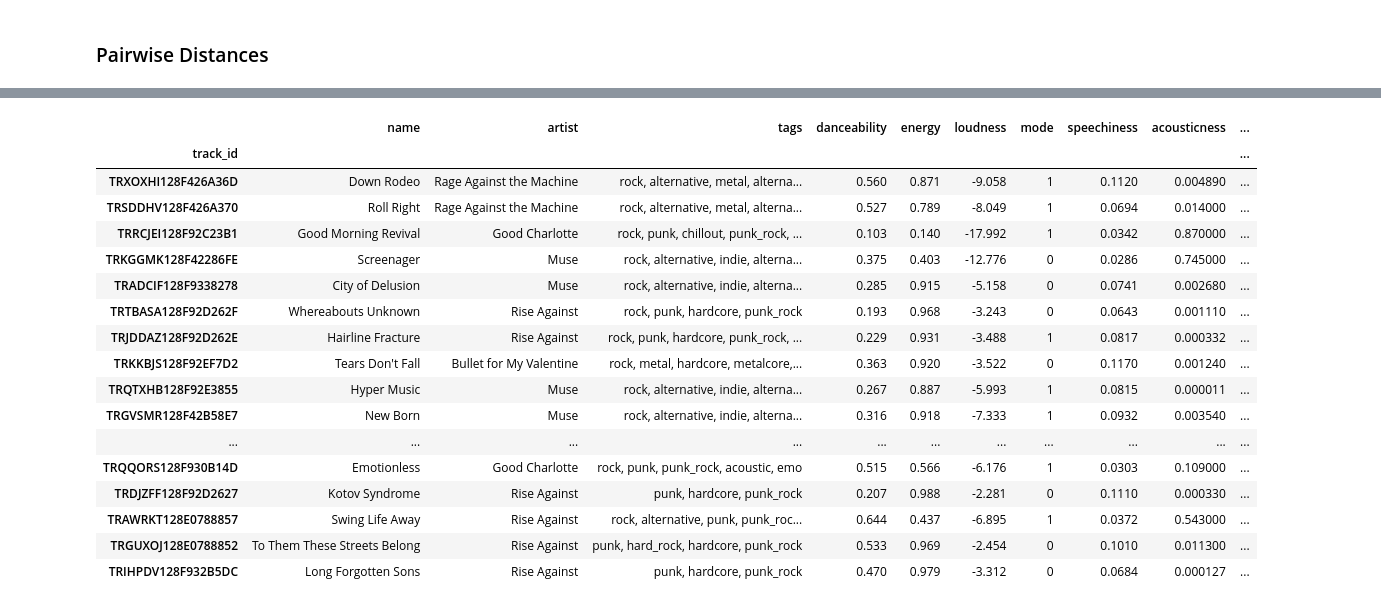
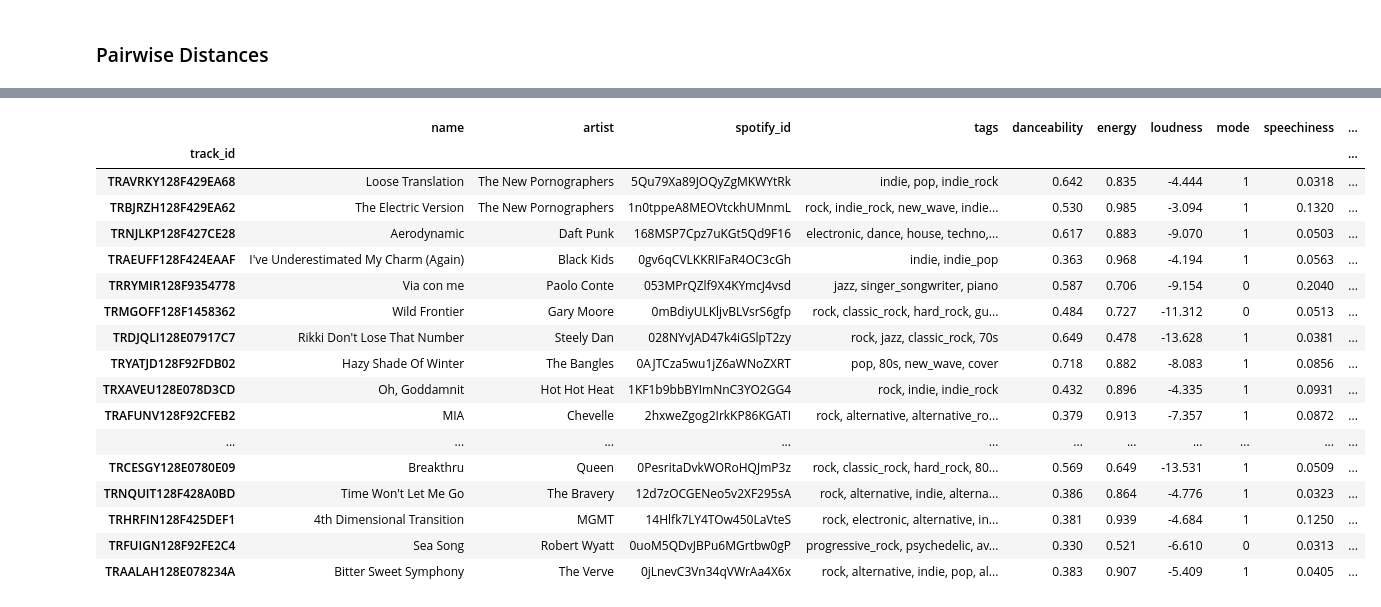
Before and after one commit to Ernesto2004/spotify-music-suggestion, a Jupyter notebook: mrs.ipynb, the cells around one changed output, grey strips where cells are left out. Cells and saved outputs as stored; diff of their text form; code cells hidden in the pictures.

```diff
--- a/mrs.ipynb
+++ b/mrs.ipynb
@@ -388,7 +372,8 @@ def predict_sample(sample,model):
 ### Run RNN
 # %%
 print('Selecting a random index in our test dataset: ')
-random_index = random.randint(0,len(x_test)-1)
+# random_index = random.randint(0,len(x_test)-1)
+random_index = 0
 print(random_index)
 
 print('Input: ')
@@ -515,7 +530,9 @@ for idx, row in lyrics_embeddings_3d_csv.iterrows():
 # %%
 candidates = dict()
-for track_id in ops_x_test[random_index]:
-    candidates[track_id] = lyrics_embeddings_3d[track_id]
+rnn_track_ids = []
+for track in ops_x_test[random_index]:
+    rnn_track_ids.append(track[0])
+    candidates[track[0]] = lyrics_embeddings_3d[track[0]]
 
 cutoff = len(candidates)
 
@@ -607,21 +628,21 @@ song_features_data[song_features_data['track_id'].isin(selected_songs_pd['id'])]
 # %%
-song_features_data[song_features_data['track_id'].isin(ops_x_test[random_index])].set_index('track_id').reindex(ops_x_test[random_index])
+song_features_data[song_features_data['track_id'].isin(rnn_track_ids)].set_index('track_id').reindex(rnn_track_ids)
 # %% [output]
-|  | name | artist | tags | danceability | energy | loudness | mode | speechiness | acousticness | ... |
+|  | name | artist | spotify_id | tags | danceability | energy | loudness | mode | speechiness | ... |
 | track_id |  |  |  |  |  |  |  |  |  | ... |
-| TRXOXHI128F426A36D | Down Rodeo | Rage Against the Machine | rock, alternative, metal, alterna... | 0.560 | 0.871 | -9.058 | 1 | 0.1120 | 0.004890 | ... |
-| TRSDDHV128F426A370 | Roll Right | Rage Against the Machine | rock, alternative, metal, alterna... | 0.527 | 0.789 | -8.049 | 1 | 0.0694 | 0.014000 | ... |
-| TRRCJEI128F92C23B1 | Good Morning Revival | Good Charlotte | rock, punk, chillout, punk_rock, ... | 0.103 | 0.140 | -17.992 | 1 | 0.0342 | 0.870000 | ... |
-| TRKGGMK128F42286FE | Screenager | Muse | rock, alternative, indie, alterna... | 0.375 | 0.403 | -12.776 | 0 | 0.0286 | 0.745000 | ... |
-| TRADCIF128F9338278 | City of Delusion | Muse | rock, alternative, indie, alterna... | 0.285 | 0.915 | -5.158 | 0 | 0.0741 | 0.002680 | ... |
-| TRTBASA128F92D262F | Whereabouts Unknown | Rise Against | rock, punk, hardcore, punk_rock | 0.193 | 0.968 | -3.243 | 0 | 0.0643 | 0.001110 | ... |
-| TRJDDAZ128F92D262E | Hairline Fracture | Rise Against | rock, punk, hardcore, punk_rock, ... | 0.229 | 0.931 | -3.488 | 1 | 0.0817 | 0.000332 | ... |
-| TRKKBJS128F92EF7D2 | Tears Don't Fall | Bullet for My Valentine | rock, metal, hardcore, metalcore,... | 0.363 | 0.920 | -3.522 | 0 | 0.1170 | 0.001240 | ... |
-| TRQTXHB128F92E3855 | Hyper Music | Muse | rock, alternative, indie, alterna... | 0.267 | 0.887 | -5.993 | 1 | 0.0815 | 0.000011 | ... |
-| TRGVSMR128F42B58E7 | New Born | Muse | rock, alternative, indie, alterna... | 0.316 | 0.918 | -7.333 | 1 | 0.0932 | 0.003540 | ... |
+| TRAVRKY128F429EA68 | Loose Translation | The New Pornographers | 5Qu79Xa89JOQyZgMKWYtRk | indie, pop, indie_rock | 0.642 | 0.835 | -4.444 | 1 | 0.0318 | ... |
+| TRBJRZH128F429EA62 | The Electric Version | The New Pornographers | 1n0tppeA8MEOVtckhUMnmL | rock, indie_rock, new_wave, indie... | 0.530 | 0.985 | -3.094 | 1 | 0.1320 | ... |
+| TRNJLKP128F427CE28 | Aerodynamic | Daft Punk | 168MSP7Cpz7uKGt5Qd9F16 | electronic, dance, house, techno,... | 0.617 | 0.883 | -9.070 | 1 | 0.0503 | ... |
+| TRAEUFF128F424EAAF | I've Underestimated My Charm (Again) | Black Kids | 0gv6qCVLKKRIFaR4OC3cGh | indie, indie_pop | 0.363 | 0.968 | -4.194 | 1 | 0.0563 | ... |
+| TRRYMIR128F9354778 | Via con me | Paolo Conte | 053MPrQZlf9X4KYmcJ4vsd | jazz, singer_songwriter, piano | 0.587 | 0.706 | -9.154 | 0 | 0.2040 | ... |
+| TRMGOFF128F1458362 | Wild Frontier | Gary Moore | 0mBdiyULKljvBLVsrS6gfp | rock, classic_rock, hard_rock, gu... | 0.484 | 0.727 | -11.312 | 0 | 0.0513 | ... |
+| TRDJQLI128E07917C7 | Rikki Don't Lose That Number | Steely Dan | 028NYvJAD47k4iGSlpT2zy | rock, jazz, classic_rock, 70s | 0.649 | 0.478 | -13.628 | 1 | 0.0381 | ... |
+| TRYATJD128F92FDB02 | Hazy Shade Of Winter | The Bangles | 0AJTCza5wu1jZ6aWNoZXRT | pop, 80s, new_wave, cover | 0.718 | 0.882 | -8.083 | 1 | 0.0856 | ... |
+| TRXAVEU128E078D3CD | Oh, Goddamnit | Hot Hot Heat | 1KF1b9bbBYImNnC3YO2GG4 | rock, indie, indie_rock | 0.432 | 0.896 | -4.335 | 1 | 0.0931 | ... |
+| TRAFUNV128F92CFEB2 | MIA | Chevelle | 2hxweZgog2IrkKP86KGATI | rock, alternative, alternative_ro... | 0.379 | 0.913 | -7.357 | 1 | 0.0872 | ... |
 | ... | ... | ... | ... | ... | ... | ... | ... | ... | ... | ... |
-| TRQQORS128F930B14D | Emotionless | Good Charlotte | rock, punk, punk_rock, acoustic, emo | 0.515 | 0.566 | -6.176 | 1 | 0.0303 | 0.109000 | ... |
-| TRDJZFF128F92D2627 | Kotov Syndrome | Rise Against | punk, hardcore, punk_rock | 0.207 | 0.988 | -2.281 | 0 | 0.1110 | 0.000330 | ... |
-| TRAWRKT128E0788857 | Swing Life Away | Rise Against | rock, alternative, punk, punk_roc... | 0.644 | 0.437 | -6.895 | 1 | 0.0372 | 0.543000 | ... |
-| TRGUXOJ128E0788852 | To Them These Streets Belong | Rise Against | punk, hard_rock, hardcore, punk_rock | 0.533 | 0.969 | -2.454 | 0 | 0.1010 | 0.011300 | ... |
-| TRIHPDV128F932B5DC | Long Forgotten Sons | Rise Against | punk, hardcore, punk_rock | 0.470 | 0.979 | -3.312 | 0 | 0.0684 | 0.000127 | ... |
+| TRCESGY128E0780E09 | Breakthru | Queen | 0PesritaDvkWORoHQJmP3z | rock, classic_rock, hard_rock, 80... | 0.569 | 0.649 | -13.531 | 1 | 0.0509 | ... |
+| TRNQUIT128F428A0BD | Time Won't Let Me Go | The Bravery | 12d7zOCGENeo5v2XF295sA | rock, alternative, indie, alterna... | 0.386 | 0.864 | -4.776 | 1 | 0.0323 | ... |
+| TRHRFIN128F425DEF1 | 4th Dimensional Transition | MGMT | 14Hlfk7LY4TOw450LaVteS | rock, electronic, alternative, in... | 0.381 | 0.939 | -4.684 | 1 | 0.1250 | ... |
+| TRFUIGN128F92FE2C4 | Sea Song | Robert Wyatt | 0uoM5QDvJBPu6MGrtbw0gP | progressive_rock, psychedelic, av... | 0.330 | 0.521 | -6.610 | 0 | 0.0313 | ... |
+| TRAALAH128E078234A | Bitter Sweet Symphony | The Verve | 0jLnevC3Vn34qVWrAa4X6x | rock, alternative, indie, pop, al... | 0.383 | 0.907 | -5.409 | 1 | 0.0405 | ... |
```
Also changed, not shown: parts of 18 cells of this notebook, 1 other file.
